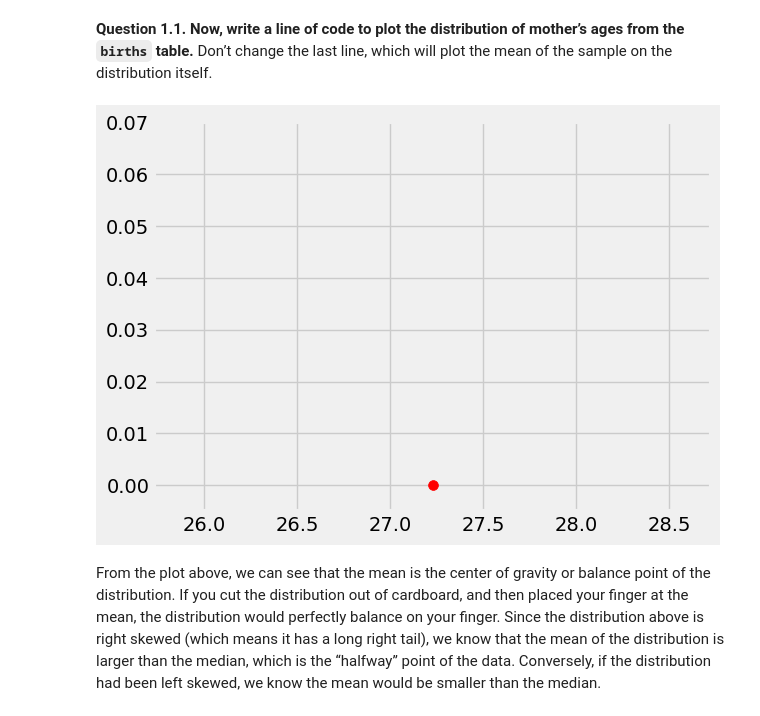
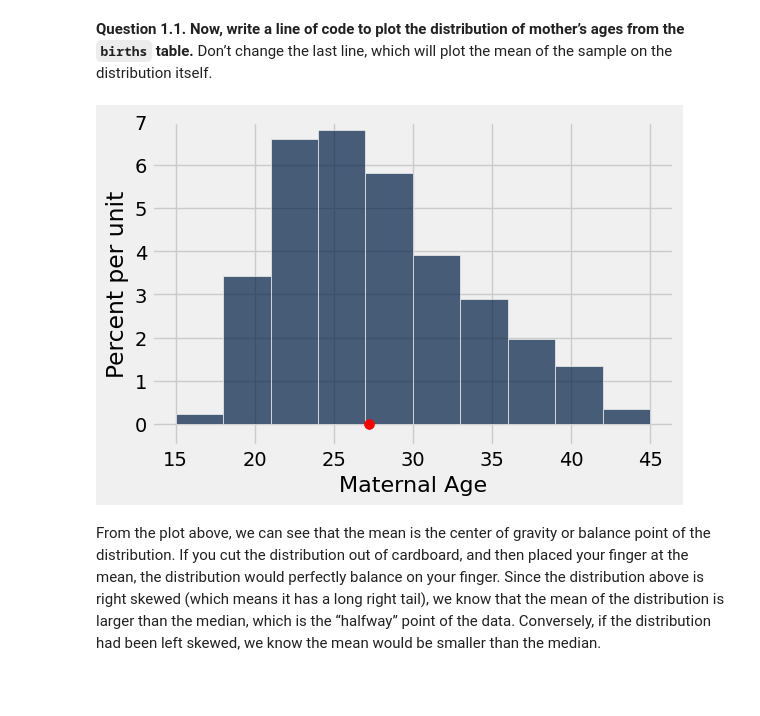
Before and after one commit to RickMeskimen/24-Fall-data1350, a Jupyter notebook: lab08/lab08.ipynb, the cells around one changed output. Cells and saved outputs as stored; diff of their text form; code cells hidden in the pictures; blank space fills up the shorter version.

```diff
--- a/lab08/lab08.ipynb
+++ b/lab08/lab08.ipynb
@@ -49,13 +49,12 @@ births
 # %% [markdown]
 **Question 1.1.** **Now, write a line of code to plot the distribution of mother’s ages from the `births` table.** Don’t change the last line, which will plot the mean of the sample on the distribution itself.
 # %%
-births.select('Maternal Age').plot
-
+births.hist("Maternal Age")
 # Do not change anything below this line
 plots.scatter(np.mean(births.column("Maternal Age")), 0, color='red', zorder=2, s=50);
 plots.ylim(-0.005, 0.07);
 # %% [output]
-[figure, old version]
+[figure, new version]
 # %% [markdown]
 From the plot above, we can see that the mean is the center of gravity or balance point of the distribution. If you cut the distribution out of cardboard, and then placed your finger at the mean, the distribution would perfectly balance on your finger. Since the distribution above is right skewed (which means it has a long right tail), we know that the mean of the distribution is larger than the median, which is the “halfway” point of the data. Conversely, if the distribution had been left skewed, we know the mean would be smaller than the median.
 # %% [markdown]
```
Also changed, not shown: parts of 2 cells of this notebook, 1 other file.
